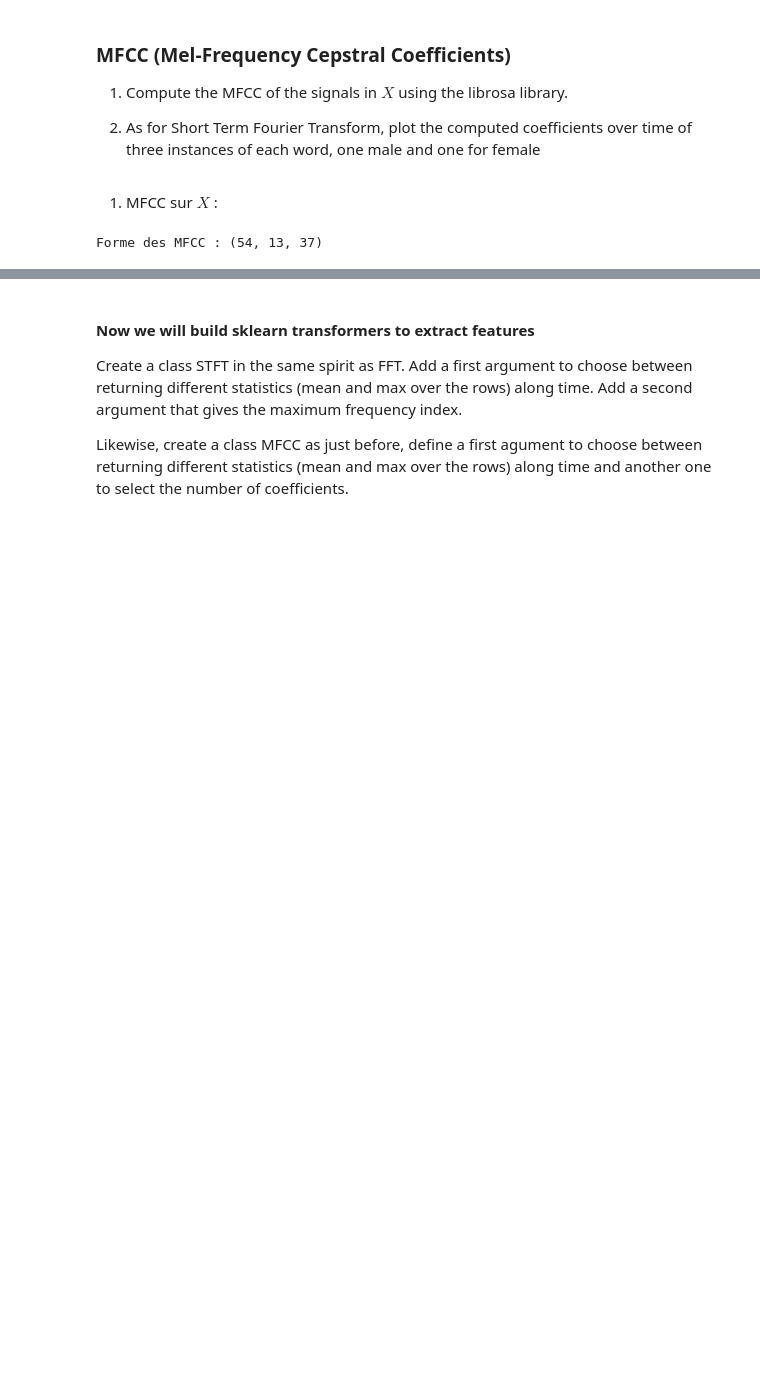
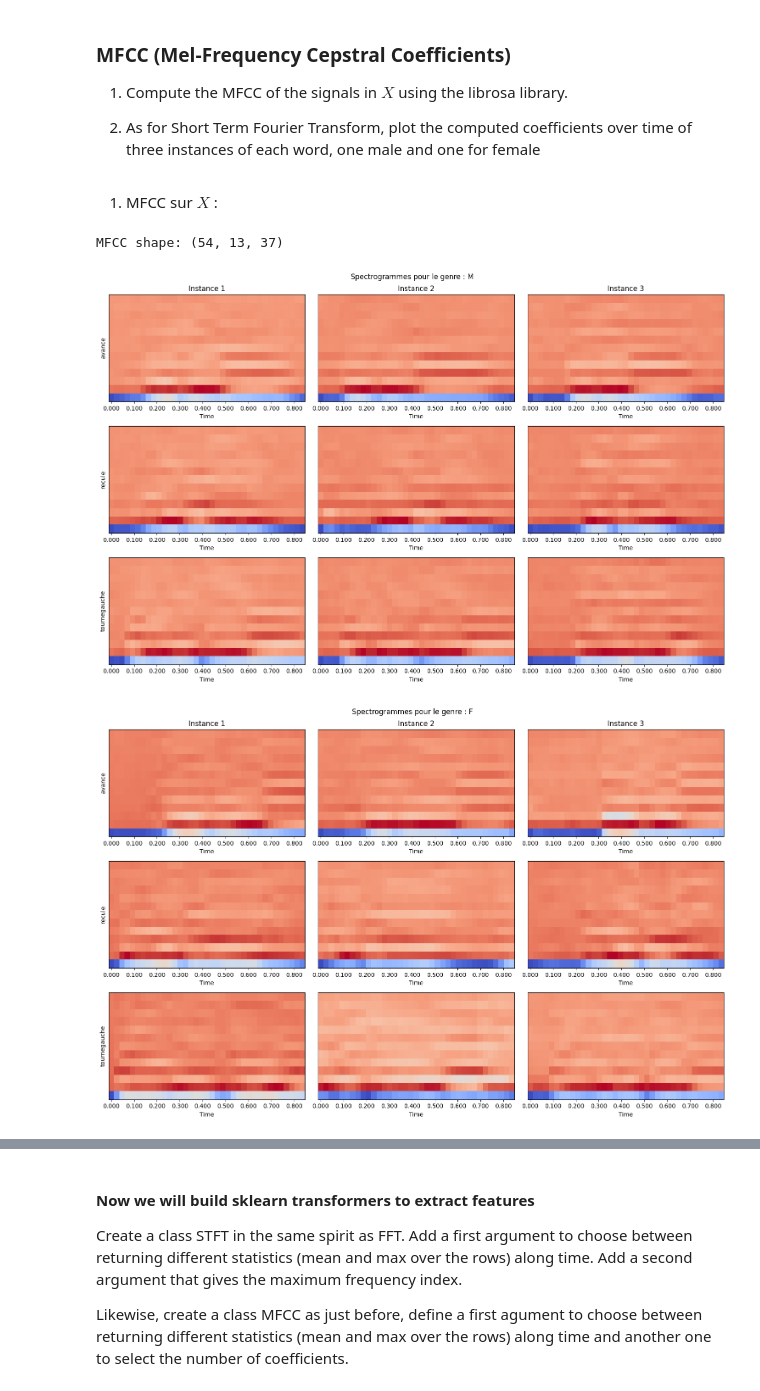
Before and after one commit to yro7/projet_ML, a Jupyter notebook: projet_fil_rouge/PROJET_RENDU.ipynb, the cells around one changed output, grey strips where cells are left out. Cells and saved outputs as stored; diff of their text form; code cells hidden in the pictures; blank space fills up the shorter version.

```diff
--- a/projet_fil_rouge/PROJET_RENDU.ipynb
+++ b/projet_fil_rouge/PROJET_RENDU.ipynb
@@ -243,19 +141,12 @@ show_subplots_for_transformed_data(Zxx, method="stft")
 # %% [markdown]
 1. MFCC sur $X$ :
 # %%
-n_mfcc = 13  # Valeur standard en reconnaissance vocale
-mfccs = []
+X_mfcc = mfcc_coefficients(X, sr=fs, n_mfcc=13)
 
-for i in range(X.shape[0]):
-    # Calcul des MFCC pour chaque ligne de X
-    # On précise la fréquence d'échantillonnage fs calculée précédemment
-    mfcc = librosa.feature.mfcc(y=X[i, :], sr=fs, n_mfcc=n_mfcc)
-    mfccs.append(mfcc)
-
-# Conversion en tableau numpy
-# La forme sera (nb_echantillons, n_mfcc, nb_frames_temporelles)
-X_mfcc = np.array(mfccs)
-
-print(f"Forme des MFCC : {X_mfcc.shape}")
+print(f"MFCC shape: {X_mfcc.shape}")
+show_subplots_for_transformed_data(X_mfcc, y=y, genres=genres, method="mfcc", fs=fs)
+plt.show()
 # %% [output]
-Forme des MFCC : (54, 13, 37)
+MFCC shape: (54, 13, 37)
+[figure, added]
+[figure, added]
```
Also changed, not shown: parts of 18 cells of this notebook, 1 other file.
